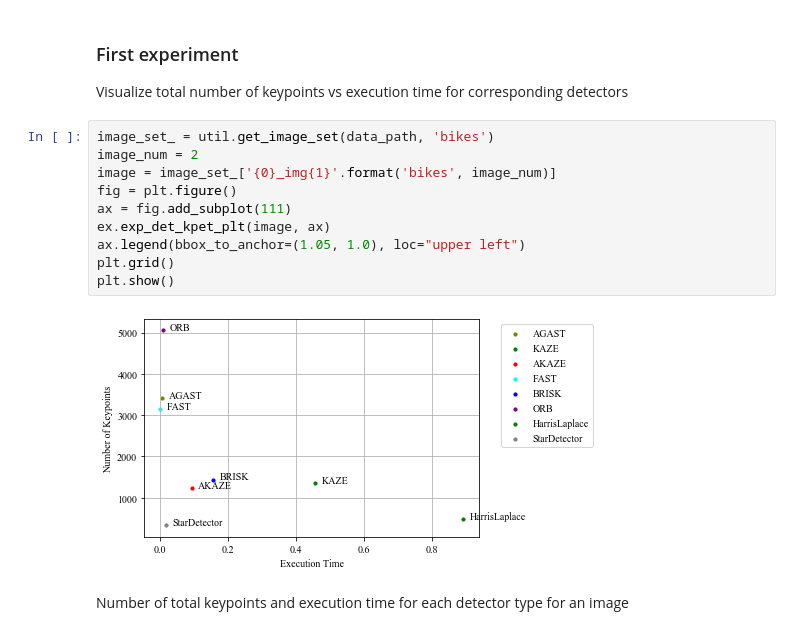
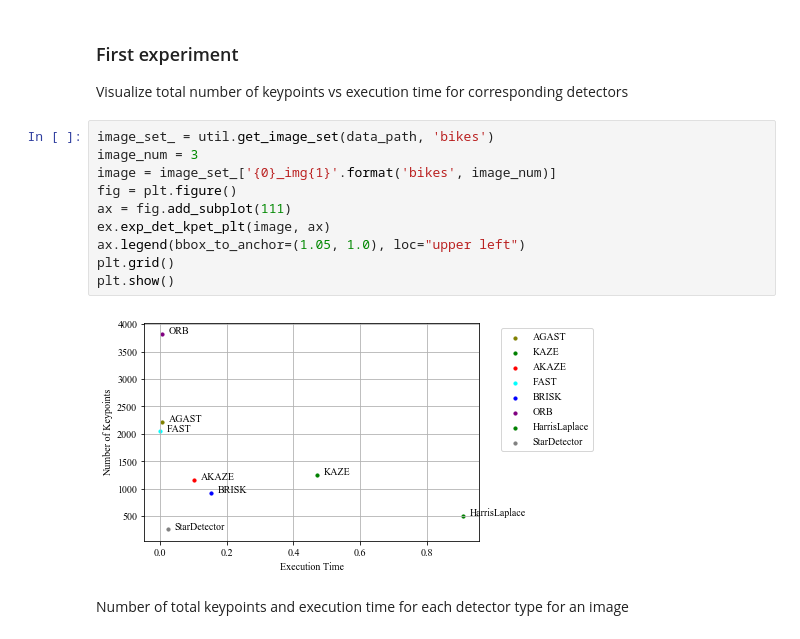
Before and after one commit to paul-shuvo/detector-descriptor-evaluation, a Jupyter notebook: src/detector_experiment.ipynb, the cells around one changed output. Saved outputs shown, nothing was run; the diff lists cells and outputs as text.

```diff
--- a/src/detector_experiment.ipynb
+++ b/src/detector_experiment.ipynb
@@ -100,16 +100,16 @@ plt.show()
 Visualize total number of keypoints vs execution time for corresponding detectors
 # %%
 image_set_ = util.get_image_set(data_path, 'bikes')
-image_num = 2
+image_num = 3
 image = image_set_['{0}_img{1}'.format('bikes', image_num)]
 fig = plt.figure()
 ax = fig.add_subplot(111)
 ex.exp_det_kpet_plt(image, ax)
 ax.legend(bbox_to_anchor=(1.05, 1.0), loc="upper left")
 plt.grid()
 plt.show()
 # %% [output]
-[figure, old version]
+[figure, new version]
 # %% [markdown]
 Number of total keypoints and execution time for each detector type for an image
 # %%
```
Also changed, not shown: parts of 27 cells of this notebook, 2 other files.
